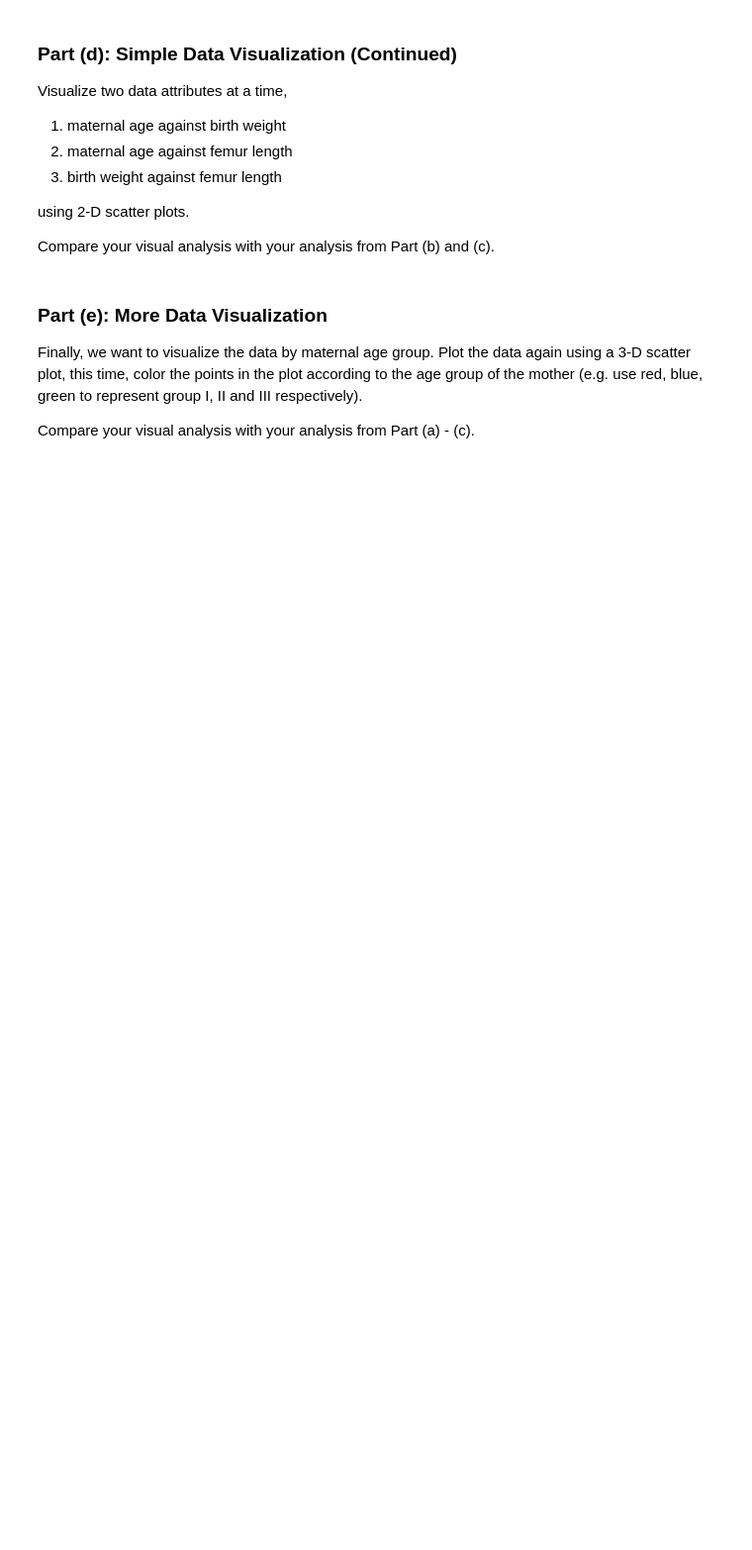
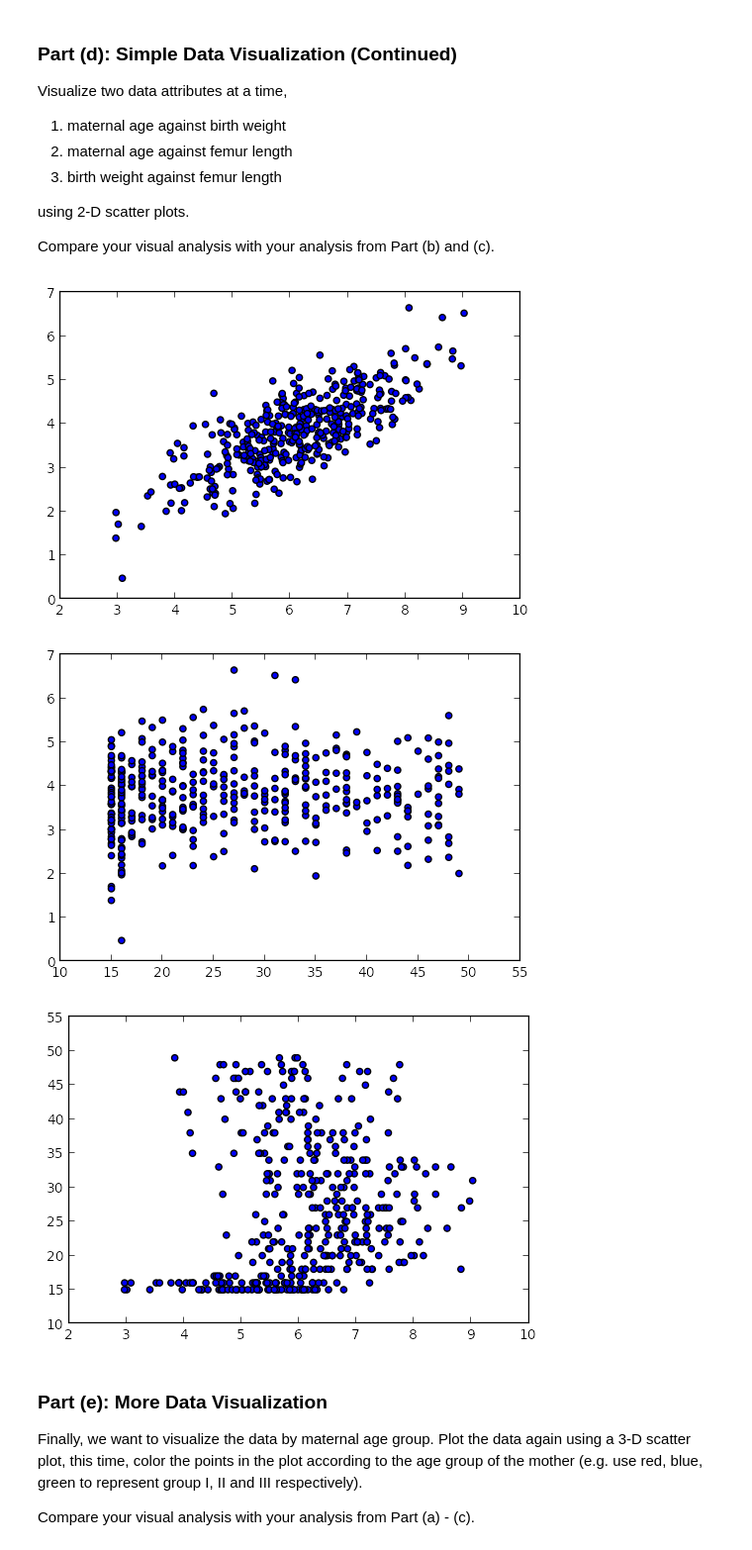
Before and after one commit to hecerinc/cs109a, a Jupyter notebook: Datascience_HW0.ipynb, the cells around one changed output. Shown at 99% size. Saved outputs shown, nothing was run; the diff lists cells and outputs as text; code cells hidden in the pictures; blank space fills up the shorter version.

```diff
--- a/Datascience_HW0.ipynb
+++ b/Datascience_HW0.ipynb
@@ -100,6 +101,25 @@ Visualize two data attributes at a time,
 using 2-D scatter plots.
 
 Compare your visual analysis with your analysis from Part (b) and (c).
+# %%
+x = data['birth_weight']
+y = data['femur_length']
+plt.scatter(x, y)
+plt.show()
+
+x = data['mother_age']
+y = data['femur_length']
+plt.scatter(x, y)
+plt.show()
+
+x = data['birth_weight']
+y = data['mother_age']
+plt.scatter(x, y)
+plt.show()
+# %% [output]
+[figure, added]
+[figure, added]
+[figure, added]
 # %% [markdown]
 ### Part (e): More Data Visualization
 
```
Also changed, not shown: parts of 3 cells of this notebook.
